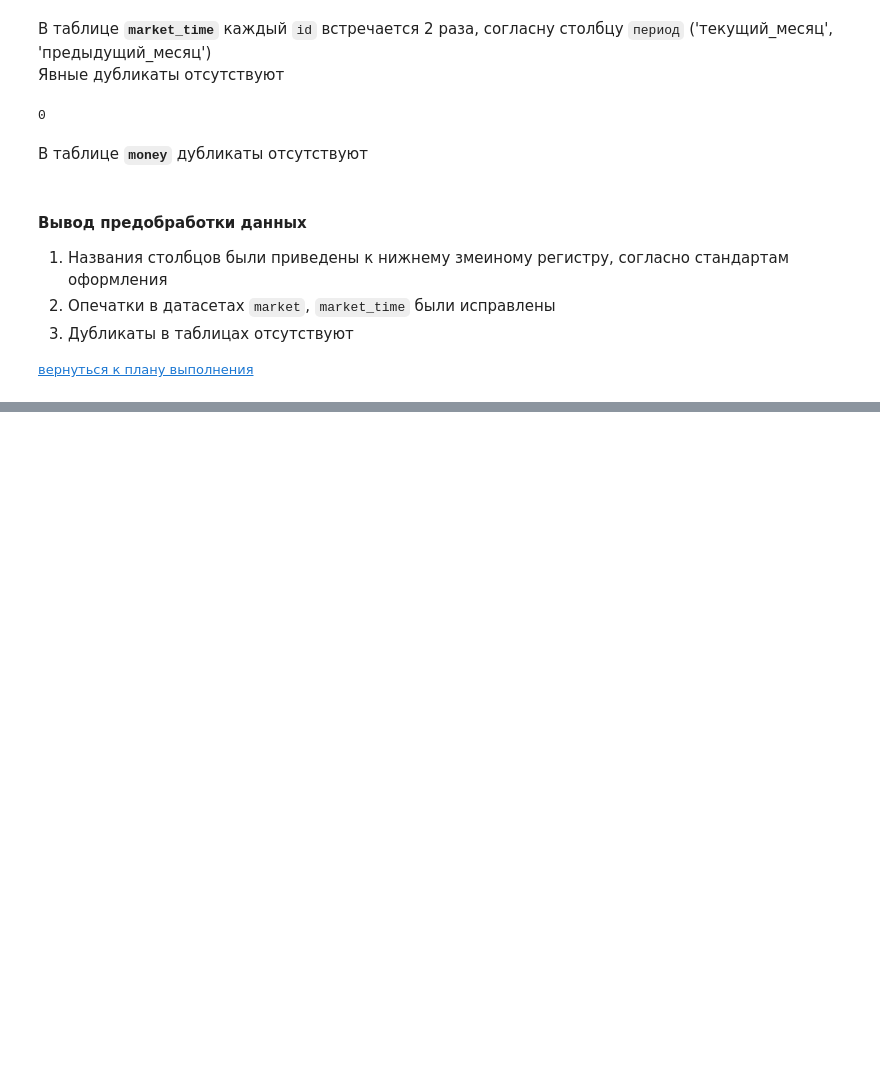
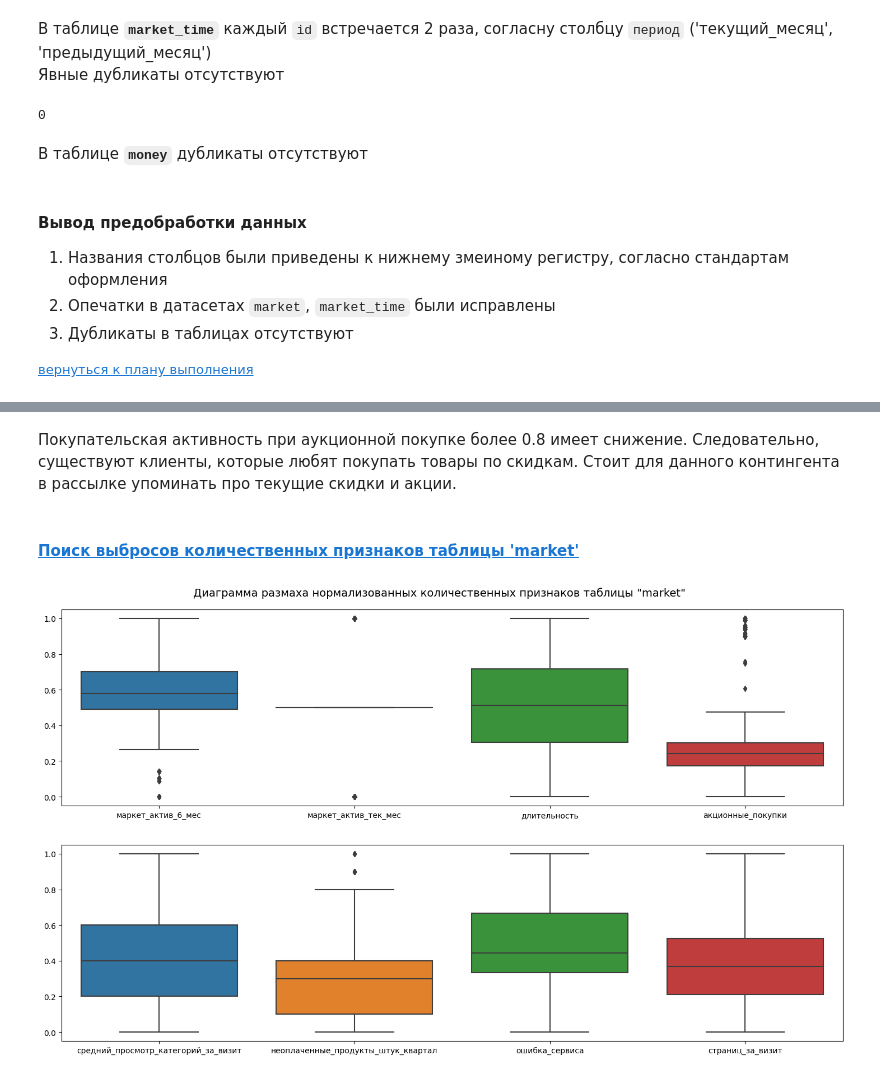
Before and after one commit to serguntsov/supervised_learning_one_click, a Jupyter notebook: market_one_click.ipynb, the cells around one changed output, grey strips where cells are left out. Saved outputs shown, nothing was run; the diff lists cells and outputs as text; code cells hidden in the pictures; blank space fills up the shorter version.

```diff
--- a/market_one_click.ipynb
+++ b/market_one_click.ipynb
@@ -458,0 +488,21 @@ money.duplicated().sum()
+# %% [markdown]
+Покупательская активность при аукционной покупке более 0.8 имеет снижение. Следовательно, существуют клиенты, которые любят покупать товары по скидкам. Стоит для данного контингента в рассылке упоминать про текущие скидки и акции.
+# %% [markdown]
+#### [Поиск выбросов количественных признаков таблицы 'market'](#task_3_plan_2) <a id='task_3_2'></a>
+# %%
+market_num_columns = market.select_dtypes(include='number').columns[1:]
+market_num = market[market_num_columns].copy()
+
+for clm in market_num.columns: # Нормализация
+    market_num[clm] = (market_num[clm] - market_num[clm].min())/(market_num[clm].max() - market_num[clm].min())
+
+plt.figure(figsize=(18, 10))
+plt.suptitle('Диаграмма размаха нормализованных количественных признаков таблицы "market"', fontsize=14, y=0.92)
+
+plt.subplot(2, 1, 1)
+sns.boxplot(data=market_num.iloc[:, :4], orient='v')
+plt.subplot(2, 1, 2)
+sns.boxplot(data=market_num.iloc[:, 4:], orient='v')
+plt.show()
+# %% [output]
+[figure, added]
```
Also changed, not shown: parts of 42 cells of this notebook.
